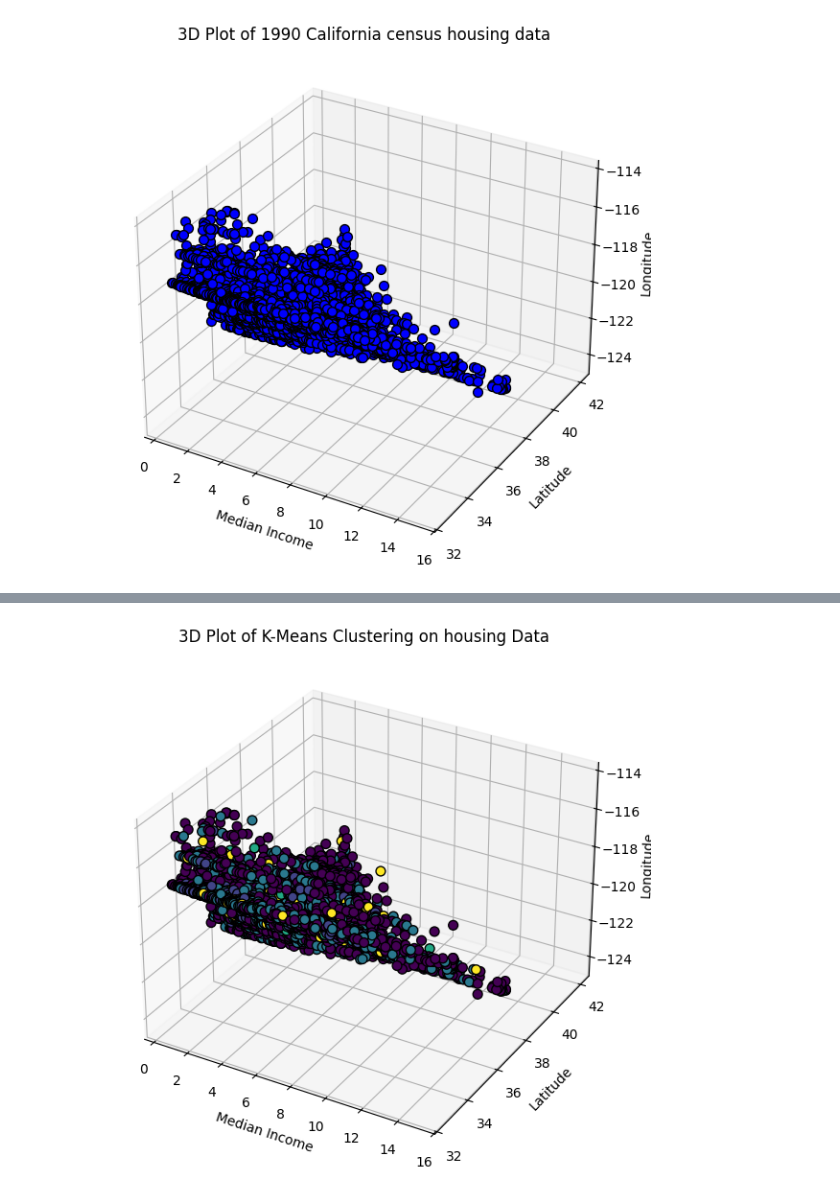
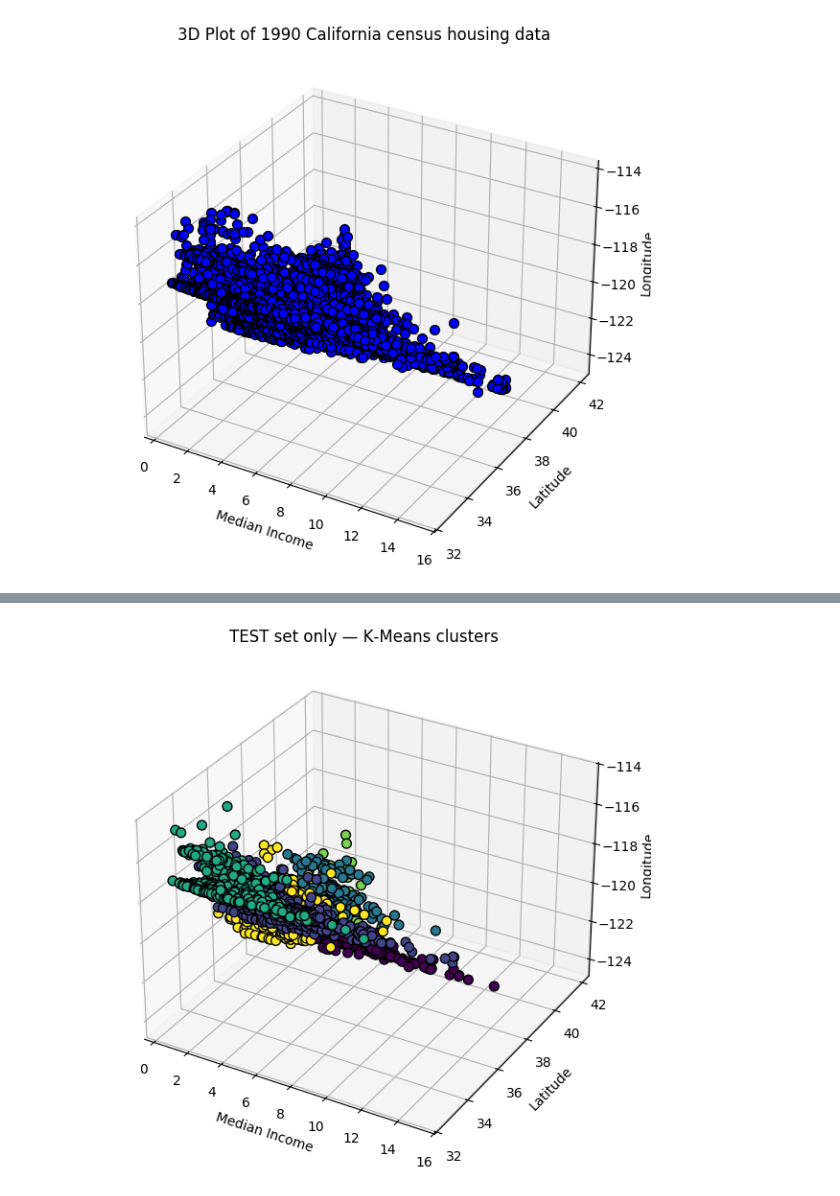
Before and after one commit to NWinocur/unsupervised-learning-k-means-project, a Jupyter notebook: src/explore.ipynb, the cells around one changed output, grey strips where cells are left out. Drawn from its saved outputs; the diff is of its cells as text; code cells hidden in the pictures.

Commit message:
Improved clustering efficacy by removing extraneous data unrelated to our problem statement, then began plotting separately for training-only data vs. training data combined with test data.

```diff
--- a/src/explore.ipynb
+++ b/src/explore.ipynb
@@ -25,6 +25,10 @@ raw_data.head()
 | 2 | 7.2574 | 52.0 | 8.288136 | 1.073446 | 496.0 | 2.802260 | 37.85 | -122.24 | 3.521 |
 | 3 | 5.6431 | 52.0 | 5.817352 | 1.073059 | 558.0 | 2.547945 | 37.85 | -122.25 | 3.413 |
 | 4 | 3.8462 | 52.0 | 6.281853 | 1.081081 | 565.0 | 2.181467 | 37.85 | -122.25 | 3.422 |
+# %%
+# We do not care about columns other than Latitude, Longitude, or Median Income for this problem statement
+raw_data = raw_data[["MedInc", "Latitude", "Longitude"]]
+raw_data.drop_duplicates(inplace=True)
 # %%
 # Set up the 3D figure
 fig = plt.figure(figsize=(10, 7))
@@ -87,7 +116,4 @@ fig.show()
 # %%
-# Apply K-Means clustering with 6 clusters
+# Apply K-Means clustering with 3 clusters
 kmeans_model = KMeans(n_clusters=6, random_state=42)
-raw_data["Cluster"] = kmeans_model.fit_predict(raw_data)
-
-# Display the resulting DataFrame with the assigned clusters
-print(raw_data)
+kmeans_model.fit(X_train)
@@ -112,28 +120,40 @@ print(raw_data)
+# %%
+train_labels = kmeans_model.labels_
+test_labels = kmeans_model.predict(X_test)
+# %%
+# dataframes to plot so we only have to plot training data before we start adding in test data
+train_plot = (
+    raw_data.loc[X_train.index, plot_cols].assign(  # grab original numeric cols
+        Cluster=train_labels
+    )  # add predicted label
+)
+
+test_plot = raw_data.loc[X_test.index, plot_cols].assign(Cluster=test_labels)
 # %%
 # Create a 3D plot for the clustered data points
 fig = plt.figure(figsize=(10, 7))
 ax = fig.add_subplot(111, projection="3d")
 
 # Plot the data points using the cluster labels for coloring
 ax.scatter(
-    raw_data["MedInc"],
-    raw_data["Latitude"],
-    raw_data["Longitude"],
-    c=raw_data["Cluster"],
+    test_plot["MedInc"],
+    test_plot["Latitude"],
+    test_plot["Longitude"],
+    c=test_plot["Cluster"],
     cmap="viridis",
     marker="o",
     edgecolor="k",
     s=50,
     depthshade=False,
 )
 
 # Set plot titles and labels
-ax.set_title("3D Plot of K-Means Clustering on housing Data")
+ax.set_title("TEST set only — K‑Means clusters")
 ax.set_xlabel("Median Income")
 ax.set_ylabel("Latitude")
 ax.set_zlabel("Longitude")
 
 # Show the plot
 plt.show()
 # %% [output]
-[figure, old version]
+[figure, new version]
```
Also changed, not shown: parts of 12 cells of this notebook.
